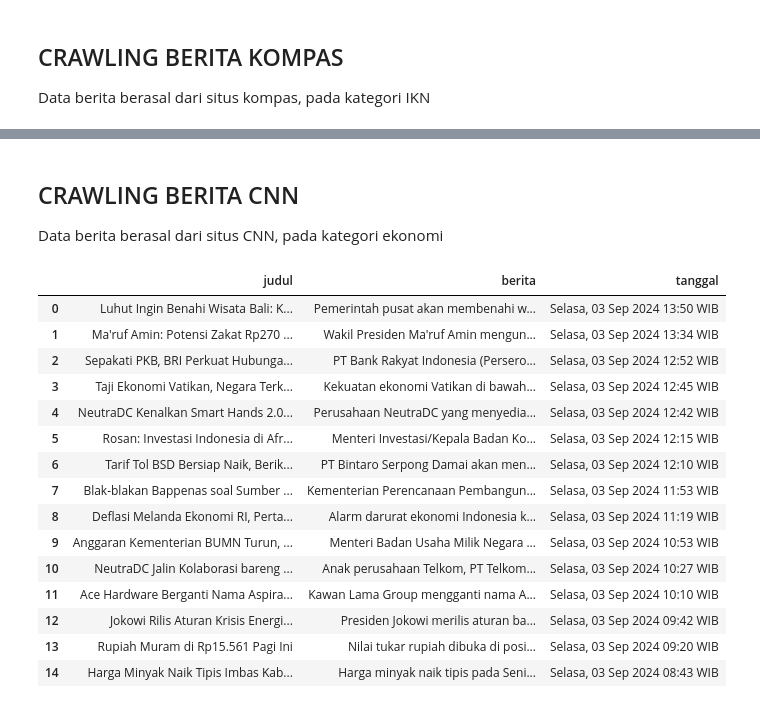
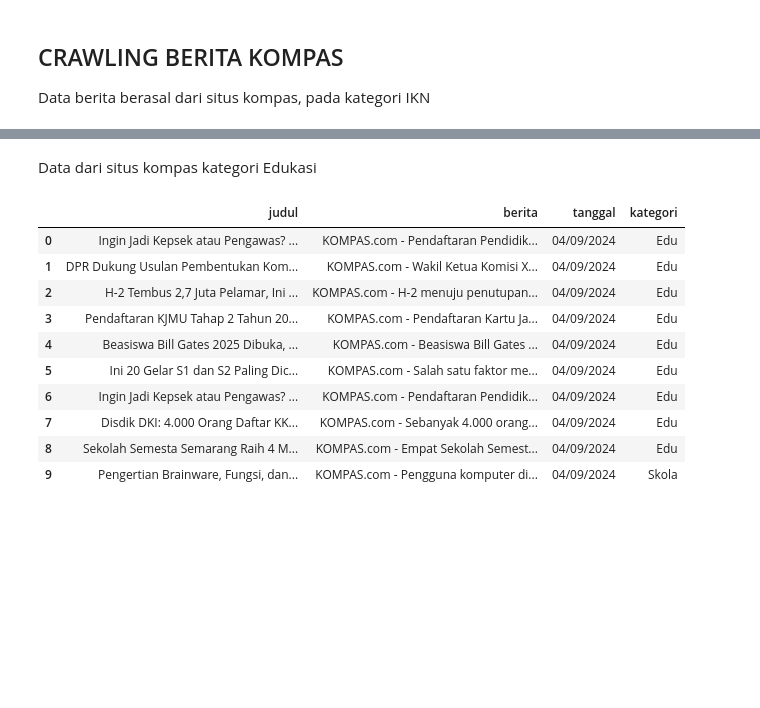
Before and after one commit to RahmaNhz/PPW, a Jupyter notebook: _sources/CrawlingBerita.ipynb, the cells around one changed output, grey strips where cells are left out. Cells and saved outputs as stored; diff of their text form; code cells hidden in the pictures; blank space fills up the shorter version.

```diff
--- a/_sources/CrawlingBerita.ipynb
+++ b/_sources/CrawlingBerita.ipynb
@@ -112,4 +188,0 @@ kompasnews(1,limit=15)
-# %% [markdown]
-## CRAWLING BERITA CNN
-
-Data berita berasal dari situs CNN, pada kategori ekonomi
@@ -162,19 +189,2 @@ def cnnnews(page, limit=10):  # Tambahkan parameter limit dengan default 10
-# %%
-cnnnews(2,limit=15)
-# %% [output]
-|  | judul | berita | tanggal |
-| 0 | Luhut Ingin Benahi Wisata Bali: K... | Pemerintah pusat akan membenahi w... | Selasa, 03 Sep 2024 13:50 WIB |
-| 1 | Ma'ruf Amin: Potensi Zakat Rp270 ... | Wakil Presiden Ma'ruf Amin mengun... | Selasa, 03 Sep 2024 13:34 WIB |
-| 2 | Sepakati PKB, BRI Perkuat Hubunga... | PT Bank Rakyat Indonesia (Persero... | Selasa, 03 Sep 2024 12:52 WIB |
-| 3 | Taji Ekonomi Vatikan, Negara Terk... | Kekuatan ekonomi Vatikan di bawah... | Selasa, 03 Sep 2024 12:45 WIB |
-| 4 | NeutraDC Kenalkan Smart Hands 2.0... | Perusahaan NeutraDC yang menyedia... | Selasa, 03 Sep 2024 12:42 WIB |
-| 5 | Rosan: Investasi Indonesia di Afr... | Menteri Investasi/Kepala Badan Ko... | Selasa, 03 Sep 2024 12:15 WIB |
-| 6 | Tarif Tol BSD Bersiap Naik, Berik... | PT Bintaro Serpong Damai akan men... | Selasa, 03 Sep 2024 12:10 WIB |
-| 7 | Blak-blakan Bappenas soal Sumber ... | Kementerian Perencanaan Pembangun... | Selasa, 03 Sep 2024 11:53 WIB |
-| 8 | Deflasi Melanda Ekonomi RI, Perta... | Alarm darurat ekonomi Indonesia k... | Selasa, 03 Sep 2024 11:19 WIB |
-| 9 | Anggaran Kementerian BUMN Turun, ... | Menteri Badan Usaha Milik Negara ... | Selasa, 03 Sep 2024 10:53 WIB |
-| 10 | NeutraDC Jalin Kolaborasi bareng ... | Anak perusahaan Telkom, PT Telkom... | Selasa, 03 Sep 2024 10:27 WIB |
-| 11 | Ace Hardware Berganti Nama Aspira... | Kawan Lama Group mengganti nama A... | Selasa, 03 Sep 2024 10:10 WIB |
-| 12 | Jokowi Rilis Aturan Krisis Energi... | Presiden Jokowi merilis aturan ba... | Selasa, 03 Sep 2024 09:42 WIB |
-| 13 | Rupiah Muram di Rp15.561 Pagi Ini | Nilai tukar rupiah dibuka di posi... | Selasa, 03 Sep 2024 09:20 WIB |
-| 14 | Harga Minyak Naik Tipis Imbas Kab... | Harga minyak naik tipis pada Seni... | Selasa, 03 Sep 2024 08:43 WIB |
+# %% [markdown]
+Data dari situs kompas kategori Edukasi
@@ -180,0 +247,14 @@ cnnnews(2,limit=15)
+# %%
+kompasnews(1,limit=10)
+# %% [output]
+|  | judul | berita | tanggal | kategori |
+| 0 | Ingin Jadi Kepsek atau Pengawas? ... | KOMPAS.com - Pendaftaran Pendidik... | 04/09/2024 | Edu |
+| 1 | DPR Dukung Usulan Pembentukan Kom... | KOMPAS.com - Wakil Ketua Komisi X... | 04/09/2024 | Edu |
+| 2 | H-2 Tembus 2,7 Juta Pelamar, Ini ... | KOMPAS.com - H-2 menuju penutupan... | 04/09/2024 | Edu |
+| 3 | Pendaftaran KJMU Tahap 2 Tahun 20... | KOMPAS.com - Pendaftaran Kartu Ja... | 04/09/2024 | Edu |
+| 4 | Beasiswa Bill Gates 2025 Dibuka, ... | KOMPAS.com - Beasiswa Bill Gates ... | 04/09/2024 | Edu |
+| 5 | Ini 20 Gelar S1 dan S2 Paling Dic... | KOMPAS.com - Salah satu faktor me... | 04/09/2024 | Edu |
+| 6 | Ingin Jadi Kepsek atau Pengawas? ... | KOMPAS.com - Pendaftaran Pendidik... | 04/09/2024 | Edu |
+| 7 | Disdik DKI: 4.000 Orang Daftar KK... | KOMPAS.com - Sebanyak 4.000 orang... | 04/09/2024 | Edu |
+| 8 | Sekolah Semesta Semarang Raih 4 M... | KOMPAS.com - Empat Sekolah Semest... | 04/09/2024 | Edu |
+| 9 | Pengertian Brainware, Fungsi, dan... | KOMPAS.com - Pengguna komputer di... | 04/09/2024 | Skola |
```
Also changed, not shown: parts of 9 cells of this notebook, 2 other files.
